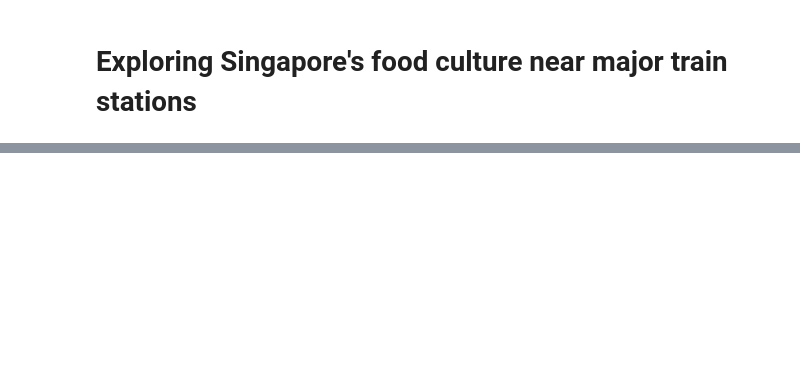
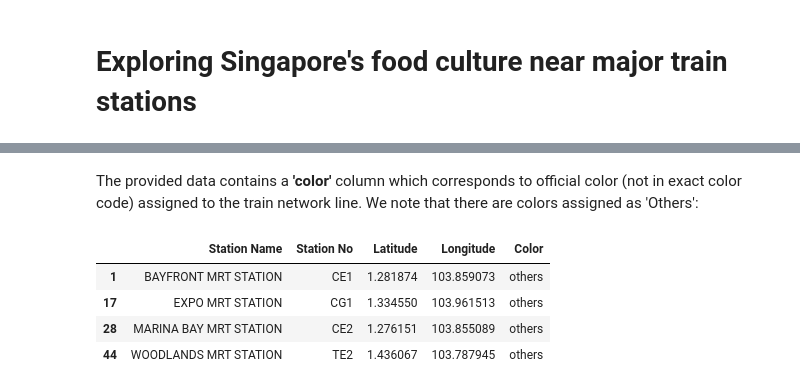
Before and after one commit to alfredtan/Coursera_Capstone, a Jupyter notebook: Week 4 Assignment/Capstone - Final Assignment.ipynb, the cells around one changed output, grey strips where cells are left out. Saved outputs shown, nothing was run; the diff lists cells and outputs as text; code cells hidden in the pictures; blank space fills up the shorter version.

```diff
--- a/Week 4 Assignment/Capstone - Final Assignment.ipynb
+++ b/Week 4 Assignment/Capstone - Final Assignment.ipynb
@@ -45,0 +168,10 @@ At this point, the following sources are identified:
+# %% [markdown]
+The provided data contains a **'color'** column which corresponds to official color (not in exact color code) assigned to the train network line. We note that there are colors assigned as 'Others':
+# %%
+sg_mrt_stations_inx[ sg_mrt_stations_inx['Color'] == 'others' ]
+# %% [output]
+|  | Station Name | Station No | Latitude | Longitude | Color |
+| 1 | BAYFRONT MRT STATION | CE1 | 1.281874 | 103.859073 | others |
+| 17 | EXPO MRT STATION | CG1 | 1.334550 | 103.961513 | others |
+| 28 | MARINA BAY MRT STATION | CE2 | 1.276151 | 103.855089 | others |
+| 44 | WOODLANDS MRT STATION | TE2 | 1.436067 | 103.787945 | others |
```
Also changed, not shown: parts of 27 cells of this notebook, 2 other files.
